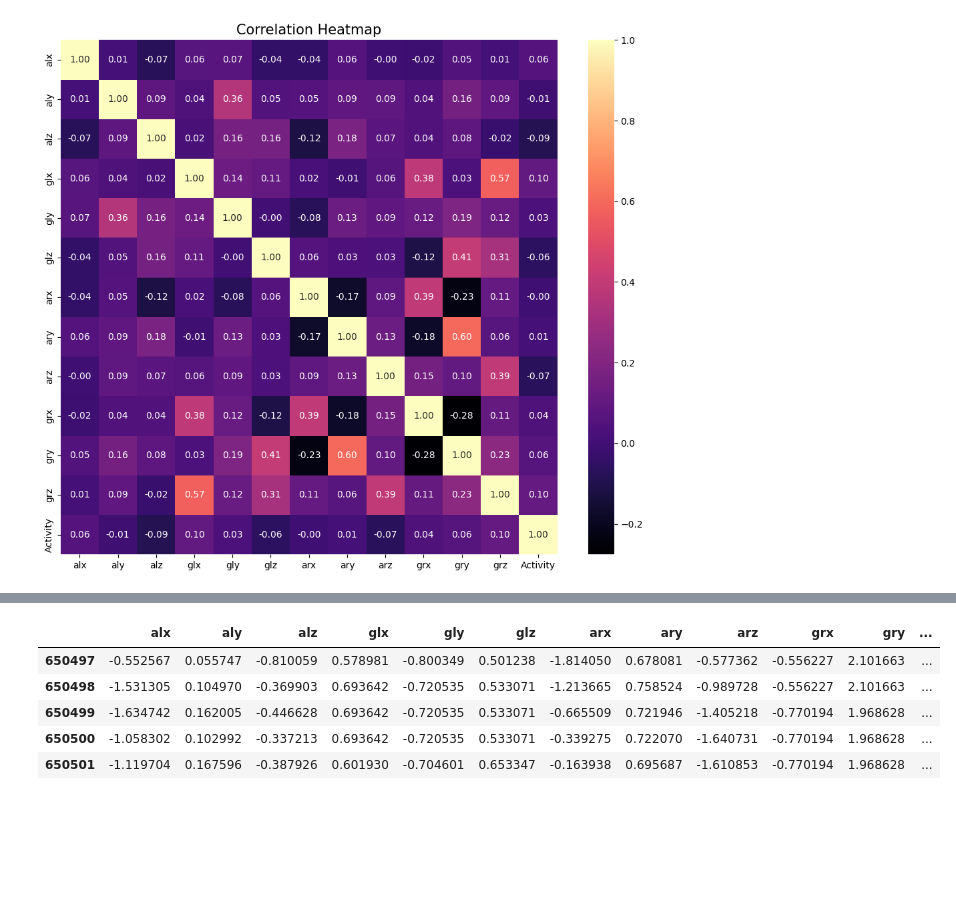
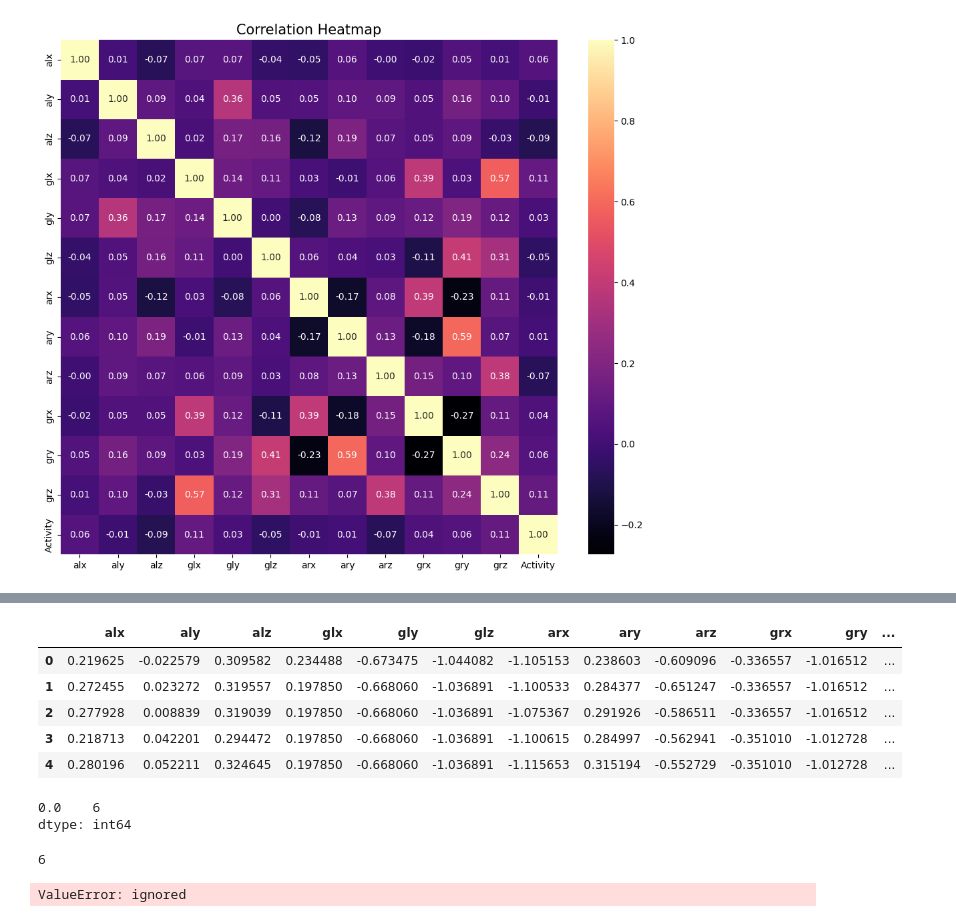
Before and after one commit to Kevin-Yau/CHL5230, a Jupyter notebook: Datathon_5.ipynb, the cells around one changed output, grey strips where cells are left out. Cells and saved outputs as stored; diff of their text form; code cells hidden in the pictures; blank space fills up the shorter version.

```diff
--- a/Datathon_5.ipynb
+++ b/Datathon_5.ipynb
@@ -129,30 +138,39 @@ train_df_shape, test_df_shape
 # %%
 #Normalization Step - should not be normalizing the patient ID
 
 from sklearn.preprocessing import StandardScaler
 
 # Identifying numerical columns (excluding 'subject'')
-numerical_columns = wear_df.select_dtypes(include=['int64', 'float64','object']).columns.tolist()
+numerical_columns = train_df.select_dtypes(include=['int64', 'float64','object']).columns.tolist()
 numerical_columns.remove('subject')
-
+numerical_columns.remove('Activity')
 # Initializing the StandardScaler
 scaler = StandardScaler()
 
 # Fitting the scaler to the training data and transforming both training and test data
 train_df[numerical_columns] = scaler.fit_transform(train_df[numerical_columns])
 test_df[numerical_columns] = scaler.transform(test_df[numerical_columns])
 
 # Checking the first few rows of the normalized training data
 train_df.head()
 # %% [output]
 |  | alx | aly | alz | glx | gly | glz | arx | ary | arz | grx | gry | ... |
-| 650497 | -0.552567 | 0.055747 | -0.810059 | 0.578981 | -0.800349 | 0.501238 | -1.814050 | 0.678081 | -0.577362 | -0.556227 | 2.101663 | ... |
-| 650498 | -1.531305 | 0.104970 | -0.369903 | 0.693642 | -0.720535 | 0.533071 | -1.213665 | 0.758524 | -0.989728 | -0.556227 | 2.101663 | ... |
-| 650499 | -1.634742 | 0.162005 | -0.446628 | 0.693642 | -0.720535 | 0.533071 | -0.665509 | 0.721946 | -1.405218 | -0.770194 | 1.968628 | ... |
-| 650500 | -1.058302 | 0.102992 | -0.337213 | 0.693642 | -0.720535 | 0.533071 | -0.339275 | 0.722070 | -1.640731 | -0.770194 | 1.968628 | ... |
-| 650501 | -1.119704 | 0.167596 | -0.387926 | 0.601930 | -0.704601 | 0.653347 | -0.163938 | 0.695687 | -1.610853 | -0.770194 | 1.968628 | ... |
+| 0 | 0.219625 | -0.022579 | 0.309582 | 0.234488 | -0.673475 | -1.044082 | -1.105153 | 0.238603 | -0.609096 | -0.336557 | -1.016512 | ... |
+| 1 | 0.272455 | 0.023272 | 0.319557 | 0.197850 | -0.668060 | -1.036891 | -1.100533 | 0.284377 | -0.651247 | -0.336557 | -1.016512 | ... |
+| 2 | 0.277928 | 0.008839 | 0.319039 | 0.197850 | -0.668060 | -1.036891 | -1.075367 | 0.291926 | -0.586511 | -0.336557 | -1.016512 | ... |
+| 3 | 0.218713 | 0.042201 | 0.294472 | 0.197850 | -0.668060 | -1.036891 | -1.100615 | 0.284997 | -0.562941 | -0.351010 | -1.012728 | ... |
+| 4 | 0.280196 | 0.052211 | 0.324645 | 0.197850 | -0.668060 | -1.036891 | -1.115653 | 0.315194 | -0.552729 | -0.351010 | -1.012728 | ... |
 # %%
 # Addressing Class Imbalance
 # Checking the class distribution in the 'Activity' column of the training set
 class_distribution = train_df.groupby('subject').apply(lambda x : x.iloc[-1]['Activity']).value_counts()
 class_distribution
+# %% [output]
+0.0    6
+dtype: int64
+# %%
+train_df[train_df['subject'] == 582840]['Activity']
+
+len(train_df['subject'].unique())
+# %% [output]
+6
@@ -159,3 +198,50 @@ class_distribution
+# %%
+# Importing tqdm for progress bar visualization in loops
+from tqdm import tqdm
+
+# Oversampling the minority groups (class 1-12)
+# Using resample to duplicate records in groups_class_1 to match the number of records in groups_class_0
+oversampled_groups_class_1 = resample(groups_class_1, replace=True, n_samples=len(groups_class_0), random_state=42)
+# Similarly, oversampling records in groups_class_2 to match the number in groups_class_0
+oversampled_groups_class_2 = resample(groups_class_2, replace=True, n_samples=len(groups_class_0), random_state=42)
+# Similarly, oversampling records in groups_class_3 to match the number in groups_class_0
+oversampled_groups_class_3 = resample(groups_class_3, replace=True, n_samples=len(groups_class_0), random_state=42)
+# Similarly, oversampling records in groups_class_4 to match the number in groups_class_0
+oversampled_groups_class_4 = resample(groups_class_4, replace=True, n_samples=len(groups_class_0), random_state=42)
+# Similarly, oversampling records in groups_class_5 to match the number in groups_class_0
+oversampled_groups_class_5 = resample(groups_class_5, replace=True, n_samples=len(groups_class_0), random_state=42)
+# Similarly, oversampling records in groups_class_6 to match the number in groups_class_0
+oversampled_groups_class_6 = resample(groups_class_6, replace=True, n_samples=len(groups_class_0), random_state=42)
+# Similarly, oversampling records in groups_class_7 to match the number in groups_class_0
+oversampled_groups_class_7 = resample(groups_class_7, replace=True, n_samples=len(groups_class_0), random_state=42)
+# Similarly, oversampling records in groups_class_8 to match the number in groups_class_0
+oversampled_groups_class_8 = resample(groups_class_8, replace=True, n_samples=len(groups_class_0), random_state=42)
+# Similarly, oversampling records in groups_class_9 to match the number in groups_class_0
+oversampled_groups_class_9 = resample(groups_class_9, replace=True, n_samples=len(groups_class_0), random_state=42)
+# Similarly, oversampling records in groups_class_10 to match the number in groups_class_0
+oversampled_groups_class_10 = resample(groups_class_10, replace=True, n_samples=len(groups_class_0), random_state=42)
+# Similarly, oversampling records in groups_class_11 to match the number in groups_class_0
+oversampled_groups_class_11 = resample(groups_class_11, replace=True, n_samples=len(groups_class_0), random_state=42)
+# Similarly, oversampling records in groups_class_12 to match the number in groups_class_0
+oversampled_groups_class_12 = resample(groups_class_12, replace=True, n_samples=len(groups_class_0), random_state=42)
+
+# Combining the oversampled minority class groups with the majority class group
+# This results in a balanced dataset with an equal number of records for each class
+balanced_groups = oversampled_groups_class_1 + oversampled_groups_class_2 + + oversampled_groups_class_3 + oversampled_groups_class_4+ oversampled_groups_class_5 + oversampled_groups_class_6 + oversampled_groups_class_7 + oversampled_groups_class_8 + oversampled_groups_class_9 + oversampled_groups_class_10 + oversampled_groups_class_11 + oversampled_groups_class_12 +groups_class_0
+
+# Preparing to create a modified copy of the balanced dataset
+balanced_groups_copy = []
+i = 0
+# Looping over each group in the balanced dataset
+for i, group in tqdm(enumerate(balanced_groups)):
+    # Assigning a new, unique identifier to each record in the group
+    group.loc[:,'subject'] = i
+    # Incrementing the identifier for the next group
+    i += 1
+    # Appending a copy of the modified group to the balanced_groups_copy list
+    balanced_groups_copy.append(group.copy())
+# %% [output]
+ValueError: ignored
 # %%
 #Snippet for Sequence Generation
 def create_sequences(data, sequence_length=100):
```
Also changed, not shown: parts of 7 cells of this notebook.
